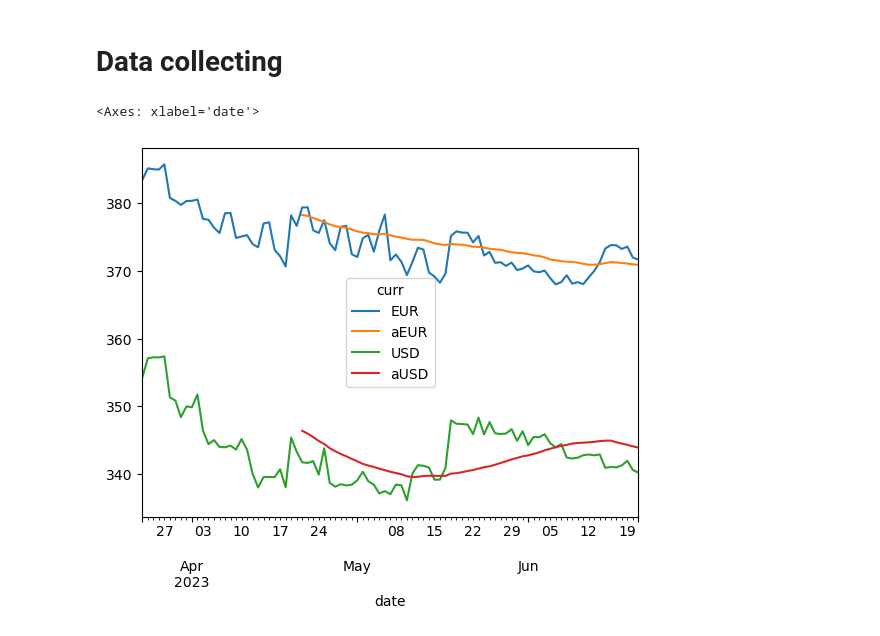
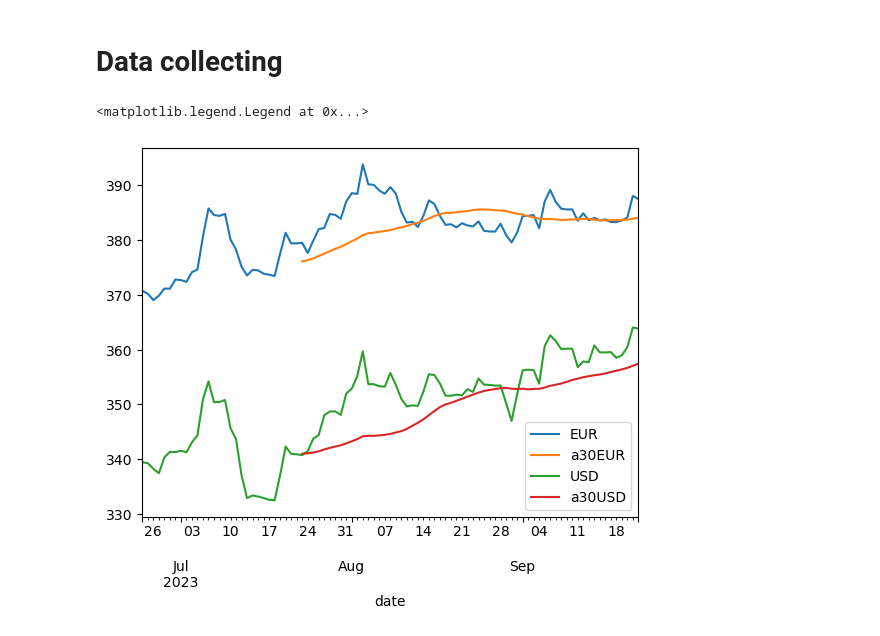
Before and after one commit to kovacsja/currancy_rate_req, a Jupyter notebook: rates.ipynb, the cells around one changed output. Drawn from its saved outputs; the diff is of its cells as text; code cells hidden in the pictures.

```diff
--- a/rates.ipynb
+++ b/rates.ipynb
@@ -7,17 +7,20 @@ from datetime import datetime, timedelta
 # %% [markdown]
 # Variables
 # %%
-base: list[str] = ["EUR", "USD"]
+base: list[str] = ["EUR", "USD", "CZK"]
 end_date = datetime.now().strftime("%Y-%m-%d")
 start_date = datetime.strftime(datetime.now() - timedelta(days=90), "%Y-%m-%d")
 out_curr: str = "HUF"
+headers = {
+    "User-Agent": "Mozilla/5.0 (Macintosh; Intel Mac OS X 10_11_5) AppleWebKit/537.36 (KHTML, like Gecko) Chrome/50.0.2661.102 Safari/537.36"
+}
 rates = []
 # %% [markdown]
 # Data collecting
 # %%
 for bcurr in base:
     url = f"https://api.exchangerate.host/timeseries?base={bcurr}&start_date={start_date}&end_date={end_date}&symbols={out_curr}"
-    response = requests.get(url, timeout=5)
+    response = requests.get(url, headers=headers, timeout=25)
 
     data = response.json()
 
@@ -31,11 +34,16 @@ df.columns = ["date", "curr", "rate"]
 dfa = df.pivot_table(index="date", columns="curr", values="rate", aggfunc="mean")
 dfa.reset_index(inplace=True)
 dfa["date"] = pd.to_datetime(dfa["date"])
-# %%
-dfa["aEUR"] = dfa["EUR"].rolling(window = 30).mean()
-dfa["aUSD"] = dfa["USD"].rolling(window = 30).mean()
+# %%
+dfa["a30EUR"] = dfa["EUR"].rolling(window = 30).mean()
+dfa["a30USD"] = dfa["USD"].rolling(window = 30).mean()
+dfa["a30CZK"] = dfa["CZK"].rolling(window = 30).mean()
+
+dfa["a15EUR"] = dfa["EUR"].rolling(window = 15).mean()
+dfa["a15USD"] = dfa["USD"].rolling(window = 15).mean()
+dfa["a15CZK"] = dfa["CZK"].rolling(window = 15).mean()
 # %%
-dfa.plot(kind="line", x="date", y=["EUR", "aEUR", "USD", "aUSD"])
+dfa.plot(kind="line", x="date", y=["EUR", "a30EUR", "USD", "a30USD"]).legend(loc="best")
 # %% [output]
-<Axes: xlabel='date'>
+<matplotlib.legend.Legend at 0x...>
-[figure, old version]
+[figure, new version]
```
Also changed, not shown: parts of 2 cells of this notebook, 1 other file.
